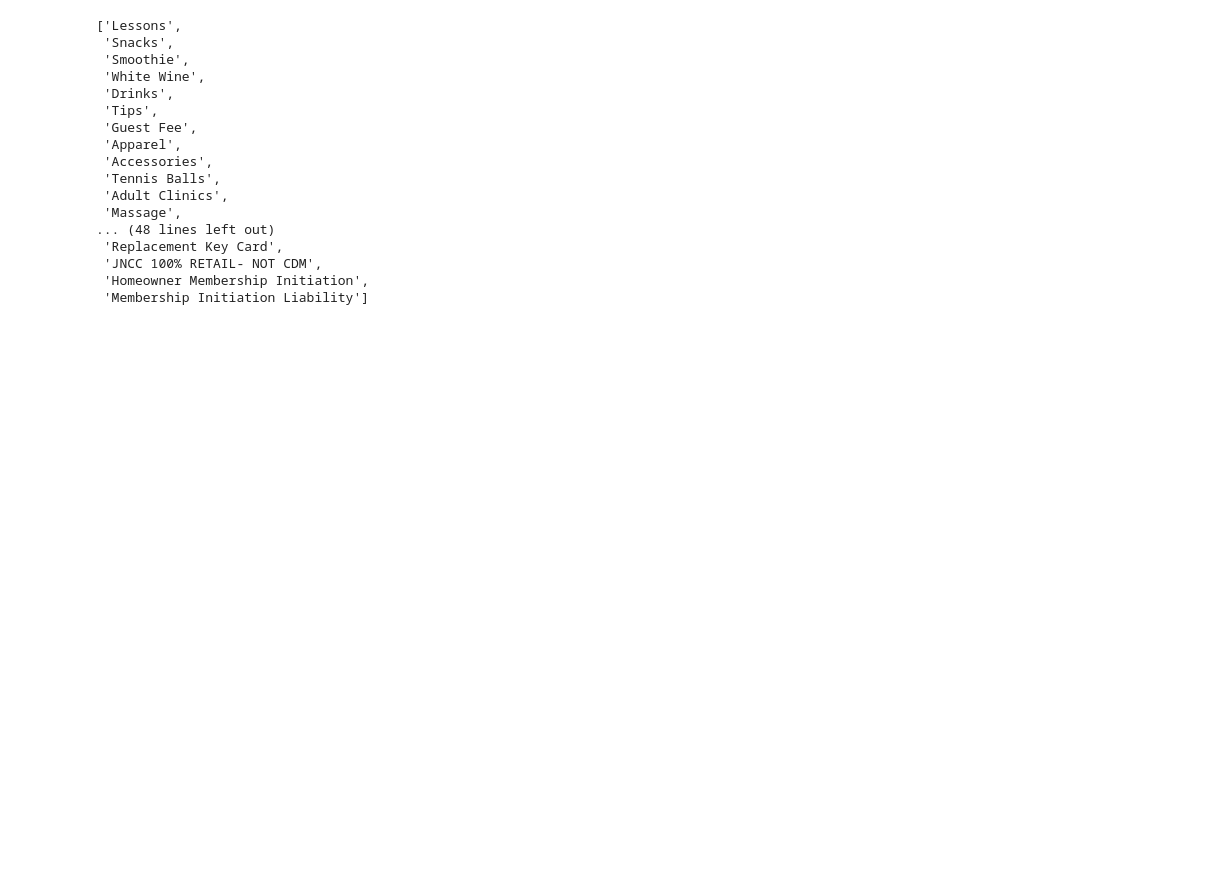
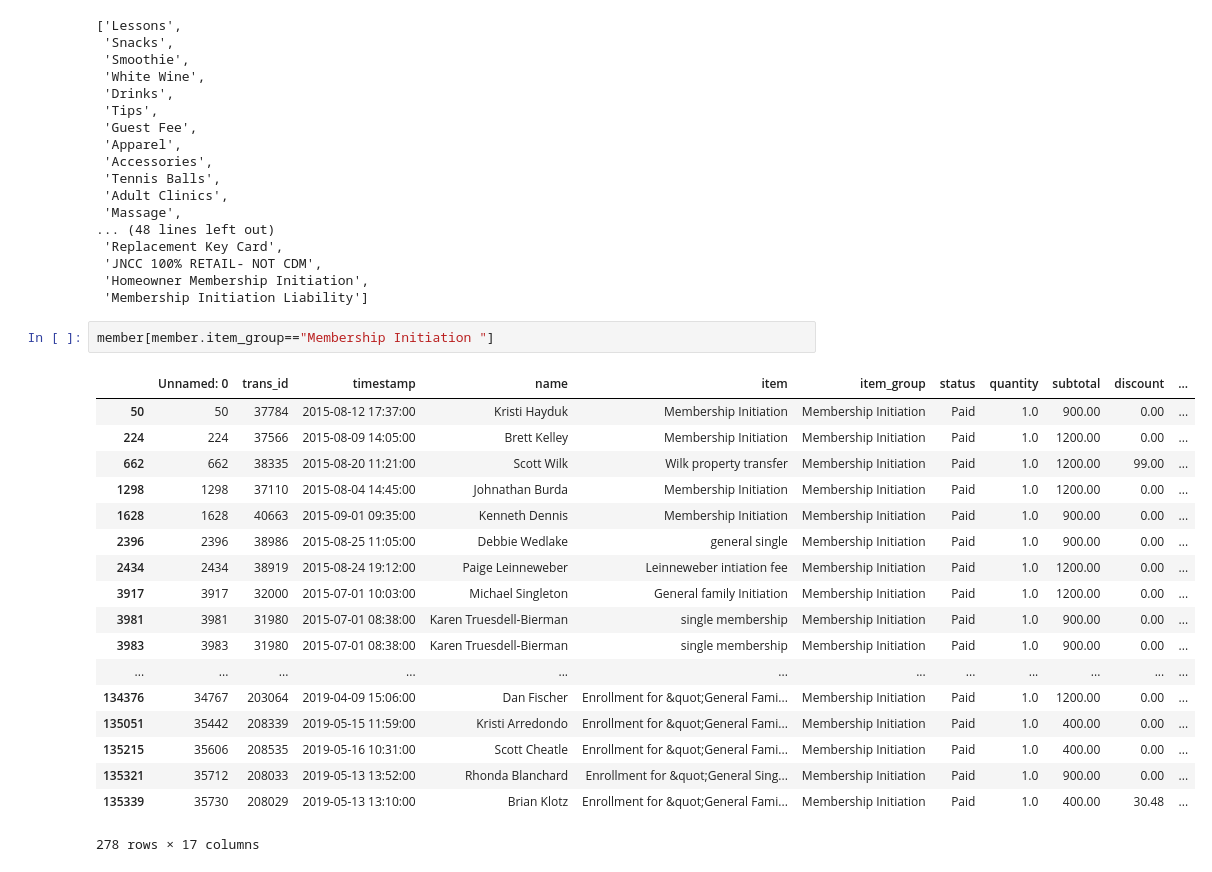
Before and after one commit to crisgiovanoni/jncc_project, a Jupyter notebook: business_intelligence.ipynb, the cells around one changed output. Drawn from its saved outputs; the diff is of its cells as text; blank space fills up the shorter version.

```diff
--- a/business_intelligence.ipynb
+++ b/business_intelligence.ipynb
@@ -98,3 +101,24 @@ member.item_group.unique().tolist()
  'JNCC 100% RETAIL- NOT CDM',
  'Homeowner Membership Initiation',
  'Membership Initiation Liability']
+# %%
+member[member.item_group=="Membership Initiation "]
+# %% [output]
+|  | Unnamed: 0 | trans_id | timestamp | name | item | item_group | status | quantity | subtotal | discount | ... |
+| 50 | 50 | 37784 | 2015-08-12 17:37:00 | Kristi Hayduk | Membership Initiation | Membership Initiation | Paid | 1.0 | 900.00 | 0.00 | ... |
+| 224 | 224 | 37566 | 2015-08-09 14:05:00 | Brett Kelley | Membership Initiation | Membership Initiation | Paid | 1.0 | 1200.00 | 0.00 | ... |
+| 662 | 662 | 38335 | 2015-08-20 11:21:00 | Scott Wilk | Wilk property transfer | Membership Initiation | Paid | 1.0 | 1200.00 | 99.00 | ... |
+| 1298 | 1298 | 37110 | 2015-08-04 14:45:00 | Johnathan Burda | Membership Initiation | Membership Initiation | Paid | 1.0 | 1200.00 | 0.00 | ... |
+| 1628 | 1628 | 40663 | 2015-09-01 09:35:00 | Kenneth Dennis | Membership Initiation | Membership Initiation | Paid | 1.0 | 900.00 | 0.00 | ... |
+| 2396 | 2396 | 38986 | 2015-08-25 11:05:00 | Debbie Wedlake | general single | Membership Initiation | Paid | 1.0 | 900.00 | 0.00 | ... |
+| 2434 | 2434 | 38919 | 2015-08-24 19:12:00 | Paige Leinneweber | Leinneweber intiation fee | Membership Initiation | Paid | 1.0 | 1200.00 | 0.00 | ... |
+| 3917 | 3917 | 32000 | 2015-07-01 10:03:00 | Michael Singleton | General family Initiation | Membership Initiation | Paid | 1.0 | 1200.00 | 0.00 | ... |
+| 3981 | 3981 | 31980 | 2015-07-01 08:38:00 | Karen Truesdell-Bierman | single membership | Membership Initiation | Paid | 1.0 | 900.00 | 0.00 | ... |
+| 3983 | 3983 | 31980 | 2015-07-01 08:38:00 | Karen Truesdell-Bierman | single membership | Membership Initiation | Paid | 1.0 | 900.00 | 0.00 | ... |
+| ... | ... | ... | ... | ... | ... | ... | ... | ... | ... | ... | ... |
+| 134376 | 34767 | 203064 | 2019-04-09 15:06:00 | Dan Fischer | Enrollment for &quot;General Fami... | Membership Initiation | Paid | 1.0 | 1200.00 | 0.00 | ... |
+| 135051 | 35442 | 208339 | 2019-05-15 11:59:00 | Kristi Arredondo | Enrollment for &quot;General Fami... | Membership Initiation | Paid | 1.0 | 400.00 | 0.00 | ... |
+| 135215 | 35606 | 208535 | 2019-05-16 10:31:00 | Scott Cheatle | Enrollment for &quot;General Fami... | Membership Initiation | Paid | 1.0 | 400.00 | 0.00 | ... |
+| 135321 | 35712 | 208033 | 2019-05-13 13:52:00 | Rhonda Blanchard | Enrollment for &quot;General Sing... | Membership Initiation | Paid | 1.0 | 900.00 | 0.00 | ... |
+| 135339 | 35730 | 208029 | 2019-05-13 13:10:00 | Brian Klotz | Enrollment for &quot;General Fami... | Membership Initiation | Paid | 1.0 | 400.00 | 30.48 | ... |
+278 rows × 17 columns
```
Also changed, not shown: parts of 12 cells of this notebook.
